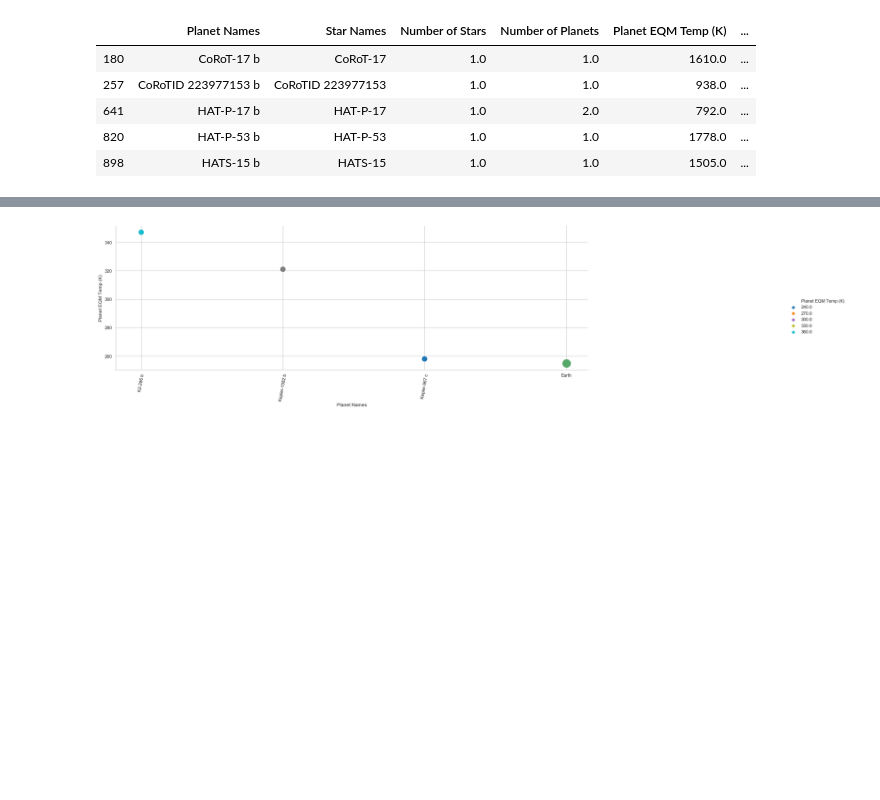
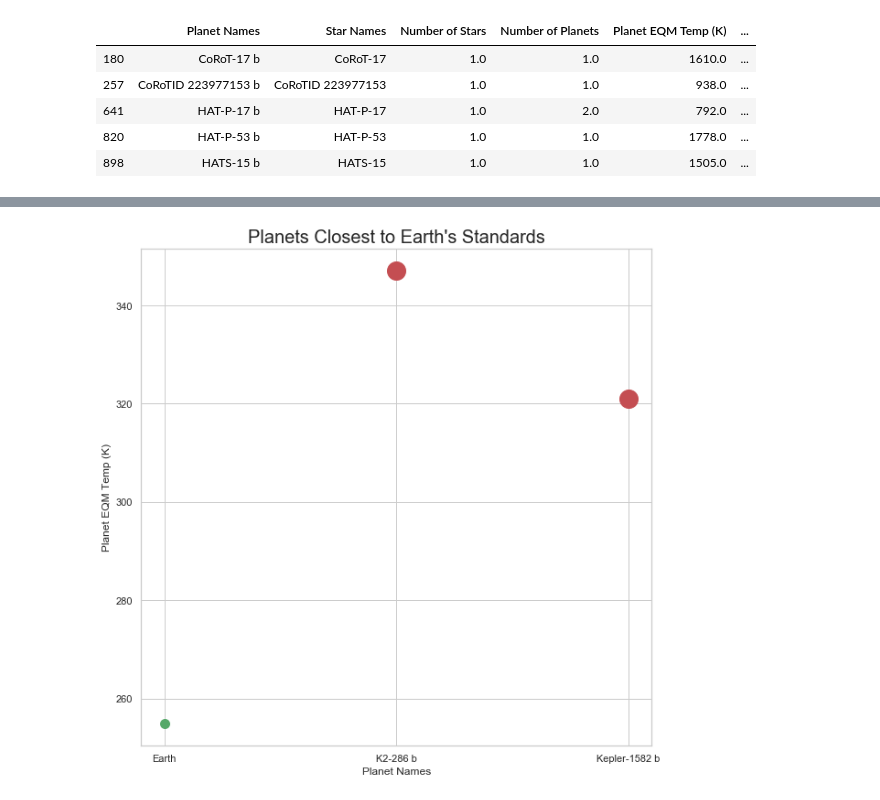
Before and after one commit to jonsb-coding/Stellar_Research, a Jupyter notebook: YMS/Goldilocks_Zone.ipynb, the cells around one changed output, grey strips where cells are left out. Cells and saved outputs as stored; diff of their text form; code cells hidden in the pictures; blank space fills up the shorter version.

```diff
--- a/YMS/Goldilocks_Zone.ipynb
+++ b/YMS/Goldilocks_Zone.ipynb
@@ -170,0 +234,17 @@ There are 75 planets that have the same metallicity as Earth.
+# %%
+sns.set(style="darkgrid")
+
+# Comparing habitable planets with their planet EQM temperatures
+comparing_temps = sns.barplot(x="Planet Names", y="Planet EQM Temp (K)", data=size_just_right, palette="Blues_d")
+
+
+plt.title("Comparing Habitable Planets with EQM Temperature", y=1.03, fontsize= 20)
+sns.set(rc={'figure.figsize':(20,20)})
+plt.xticks(rotation=80)
+
+# plt.show()
+
+print(f"Took habitable planets with the same radius size as Earth and compared each of their EQM temperatures.")
+print(f"Temperatures between 0°C and 100°C (273.15-373.15 K) are expected for water to stay in liquid form.")
+
+plt.savefig('habitable_temps')
@@ -171,34 +255,25 @@ There are 75 planets that have the same metallicity as Earth.
 # %%
 # For water to exist in liquid form, planet requires a temperature range between 0°C and 100°C. The real required range is more like 5°C to 40°C.
 
-temp_just_right = habitable_planets.loc[(habitable_planets['Planet EQM Temp (K)'] <= 373.15)]
+# sns.set(style="whitegrid")
 
-# Only those planets less than 10 Earth masses or 2.5 Earth radii
+temp = size_just_right[(size_just_right['Planet EQM Temp (K)'] <373.15) & (size_just_right['Planet EQM Temp (K)'] >273.15)]
+earth = plt.plot("Earth", 255.0, "go", markersize= 10)
+kepler = plt.plot(temp['Planet Names'], temp['Planet EQM Temp (K)'], 'ro', markersize=20, data=temp)
 
-sns.set(style="whitegrid")
+plt.title("Planets Closest to Earth's Standards", fontsize=20)
+plt.xlabel("Planet Names")
+plt.ylabel("Planet EQM Temp (K)")
 
-heat = sns.relplot( data = temp_just_right,
-                   x= 'Planet Names', y= "Planet EQM Temp (K)", hue="Planet EQM Temp (K)",
-                   palette="tab10",legend='brief', s=200)
+# plt.show()
+# Changing fig size
+fig = plt.gcf()
+fig.set_size_inches(10, 10)
+# While high metallicity is beneficial for the creation of terrestrial extrasolar planets, an excess amount can be harmful for life.
+# Excess metallicity may lead to the formation of a large number of gas giants in a given system, disturbing planets that would otherwise
+# have been located in the system's habitable zone. Goldilocks principle is low-metallicity systems have low probabilities of forming terrestrial-mass
+# planets, while excessive metallicities cause a large number of gas giants to develop.
 
-
-# # Changing fig size
-fig = plt.gcf()
-fig.set_size_inches(30, 6)
-
-# # Rotating tick-marks to fit planet names
-plt.xticks(rotation=80)
-
-# # Plotting Earth's temperature for comparison
-plt.plot("Earth", 255.0 , "go", markersize= 20)
-
-plt.show()
-
-
-
-# #While high metallicity is beneficial for the creation of terrestrial extrasolar planets, an excess amount can be harmful for life.
-# Excess metallicity may lead to the formation of a large number of gas giants in a given system, disturbing planets that would otherwise
-#have been located in the system's habitable zone. Goldilocks principle is low-metallicity systems have low probabilities of forming terrestrial-mass
-# planets, while excessive metallicities cause a large number of gas giants to develop.
+plt.savefig("same_temp")
 # %% [output]
-[figure, old version]
+[figure, new version]
```
Also changed, not shown: parts of 7 cells of this notebook, 5 other files.
